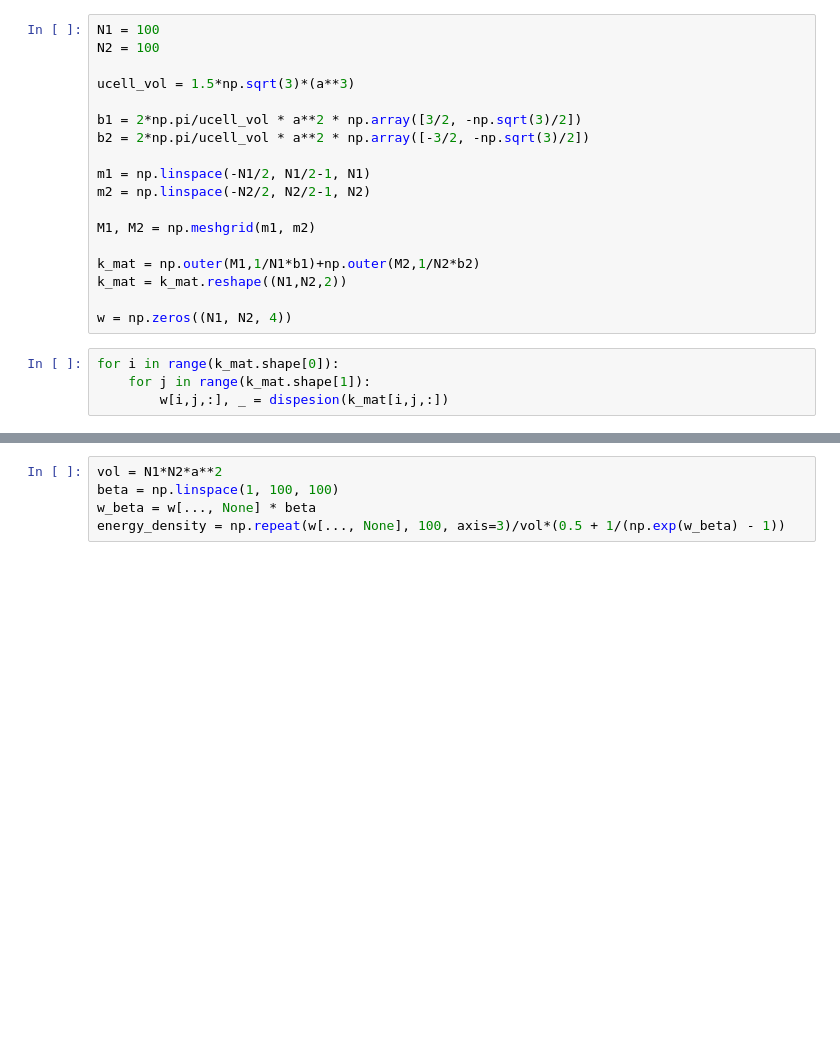
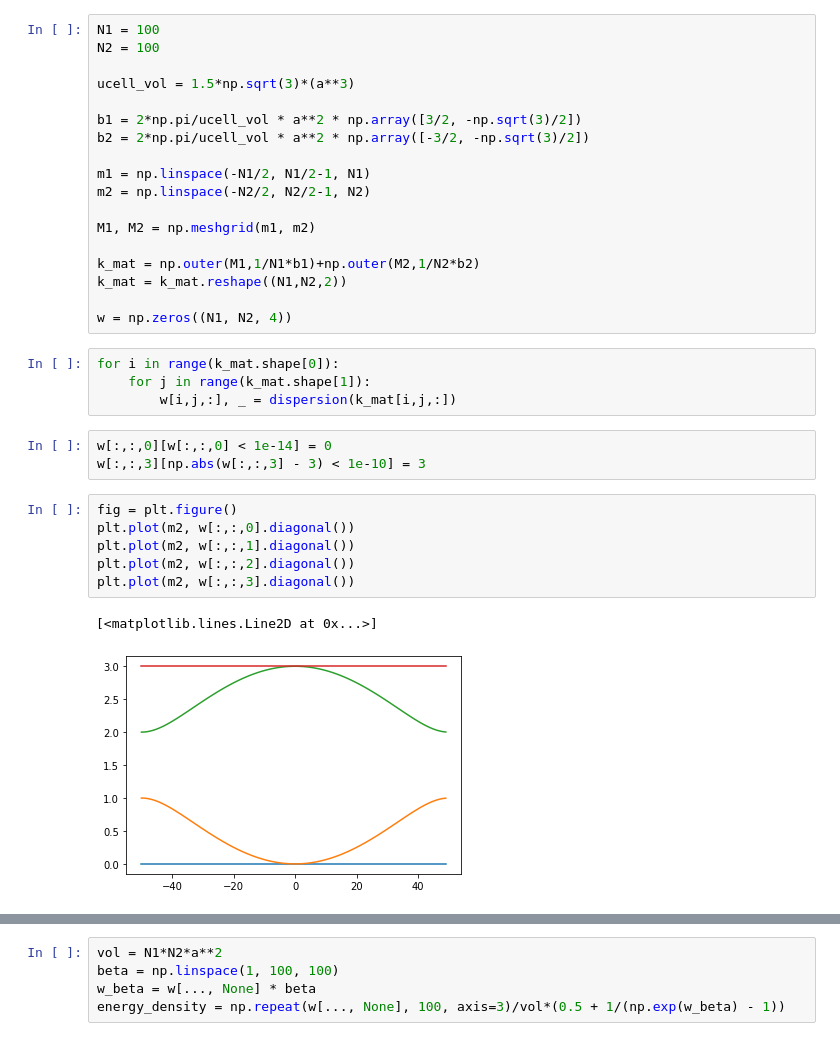
Before and after one commit to FlipperCoin/solid-state, a Jupyter notebook: hw3/hw3.ipynb, the cells around one changed output, grey strips where cells are left out. Cells and saved outputs as stored; diff of their text form; blank space fills up the shorter version.

```diff
--- a/hw3/hw3.ipynb
+++ b/hw3/hw3.ipynb
@@ -68,4 +64,16 @@ w = np.zeros((N1, N2, 4))
 # %%
 for i in range(k_mat.shape[0]):
     for j in range(k_mat.shape[1]):
-        w[i,j,:], _ = dispesion(k_mat[i,j,:])
+        w[i,j,:], _ = dispersion(k_mat[i,j,:])
+# %%
+w[:,:,0][w[:,:,0] < 1e-14] = 0
+w[:,:,3][np.abs(w[:,:,3] - 3) < 1e-10] = 3
+# %%
+fig = plt.figure()
+plt.plot(m2, w[:,:,0].diagonal())
+plt.plot(m2, w[:,:,1].diagonal())
+plt.plot(m2, w[:,:,2].diagonal())
+plt.plot(m2, w[:,:,3].diagonal())
+# %% [output]
+[<matplotlib.lines.Line2D at 0x...>]
+[figure, added]
```
Also changed, not shown: parts of 19 cells of this notebook, 1 other file.
